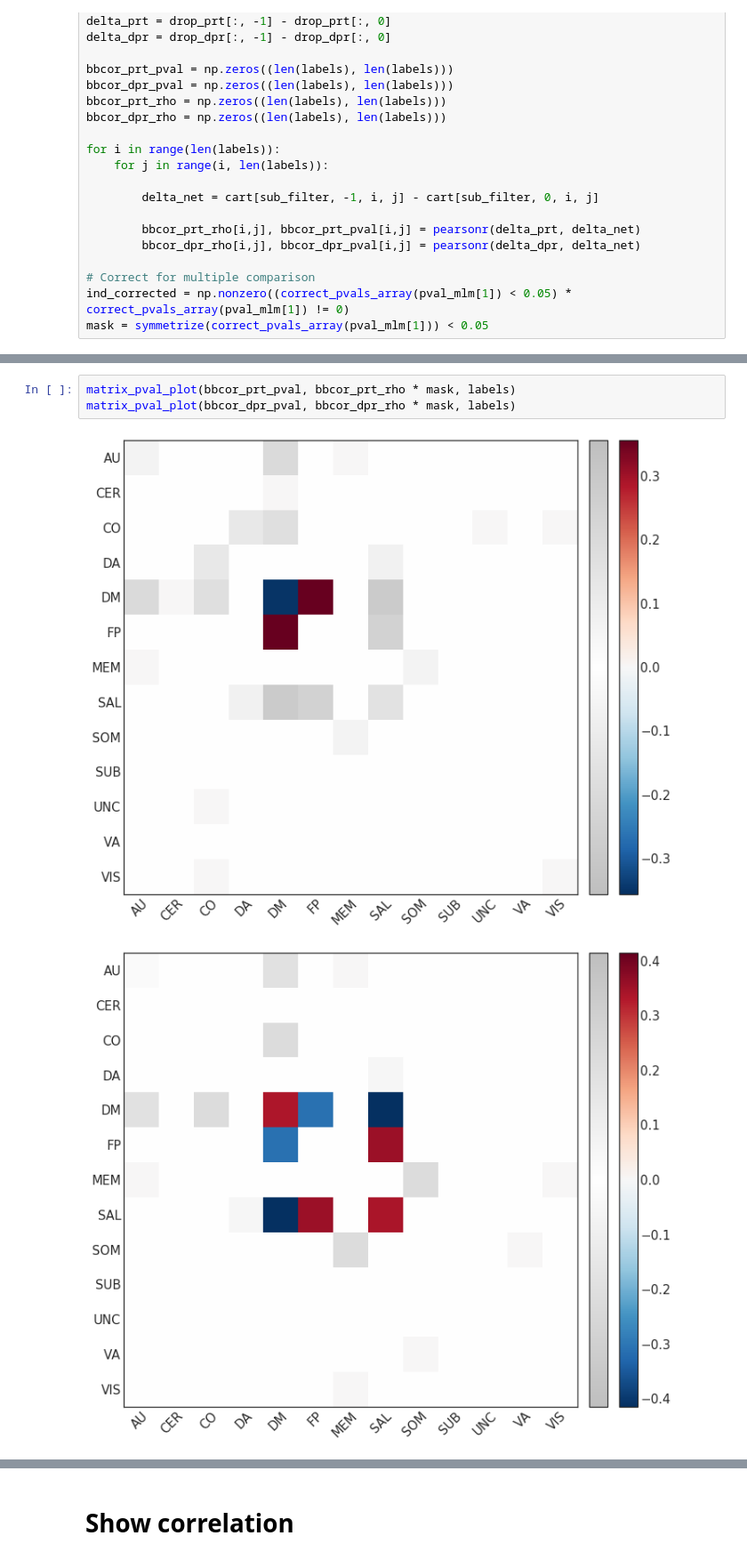
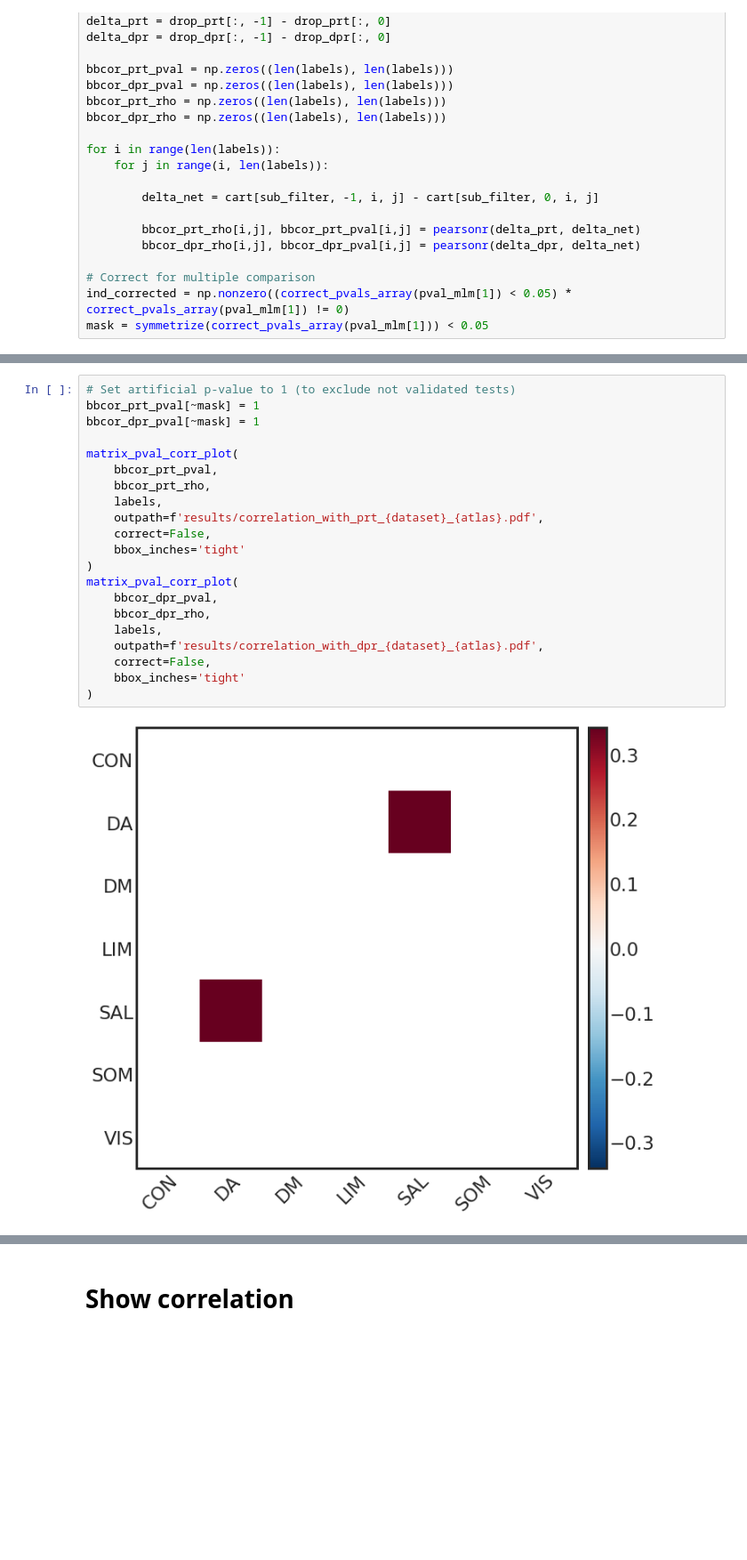
Before and after one commit to kfinc/wm-training-modularity, a Jupyter notebook: 04-dynamic_FC_analyses/12-mlm_networks_summary.ipynb, the cells around one changed output, grey strips where cells are left out. Shown at 89% size. Cells and saved outputs as stored; diff of their text form; blank space fills up the shorter version.

```diff
--- a/04-dynamic_FC_analyses/12-mlm_networks_summary.ipynb
+++ b/04-dynamic_FC_analyses/12-mlm_networks_summary.ipynb
@@ -335,6 +383,23 @@ print(multipletests(bbcor_dpr_pval[ind_corrected], method='fdr_bh')[1] < 0.05)
-# %%
-matrix_pval_plot(bbcor_prt_pval, bbcor_prt_rho * mask, labels)
-matrix_pval_plot(bbcor_dpr_pval, bbcor_dpr_rho * mask, labels)
-# %% [output]
-[figure, removed]
-[figure, removed]
+# %%
+# Set artificial p-value to 1 (to exclude not validated tests)
+bbcor_prt_pval[~mask] = 1
+bbcor_dpr_pval[~mask] = 1
+
+matrix_pval_corr_plot(
+    bbcor_prt_pval,
+    bbcor_prt_rho,
+    labels,
+    outpath=f'results/correlation_with_prt_{dataset}_{atlas}.pdf',
+    correct=False,
+    bbox_inches='tight'
+)
+matrix_pval_corr_plot(
+    bbcor_dpr_pval,
+    bbcor_dpr_rho,
+    labels,
+    outpath=f'results/correlation_with_dpr_{dataset}_{atlas}.pdf',
+    correct=False,
+    bbox_inches='tight'
+)
+# %% [output]
+[figure, added]
```
Also changed, not shown: parts of 23 cells of this notebook.
